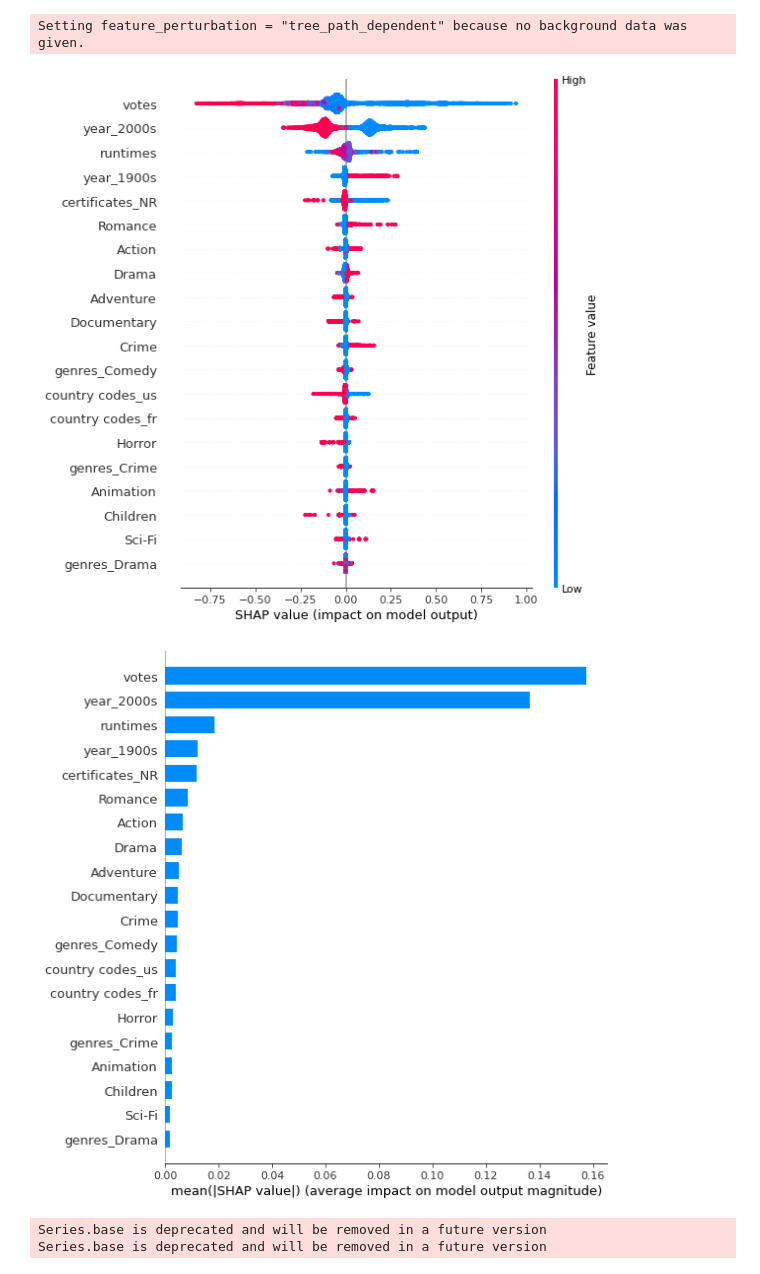
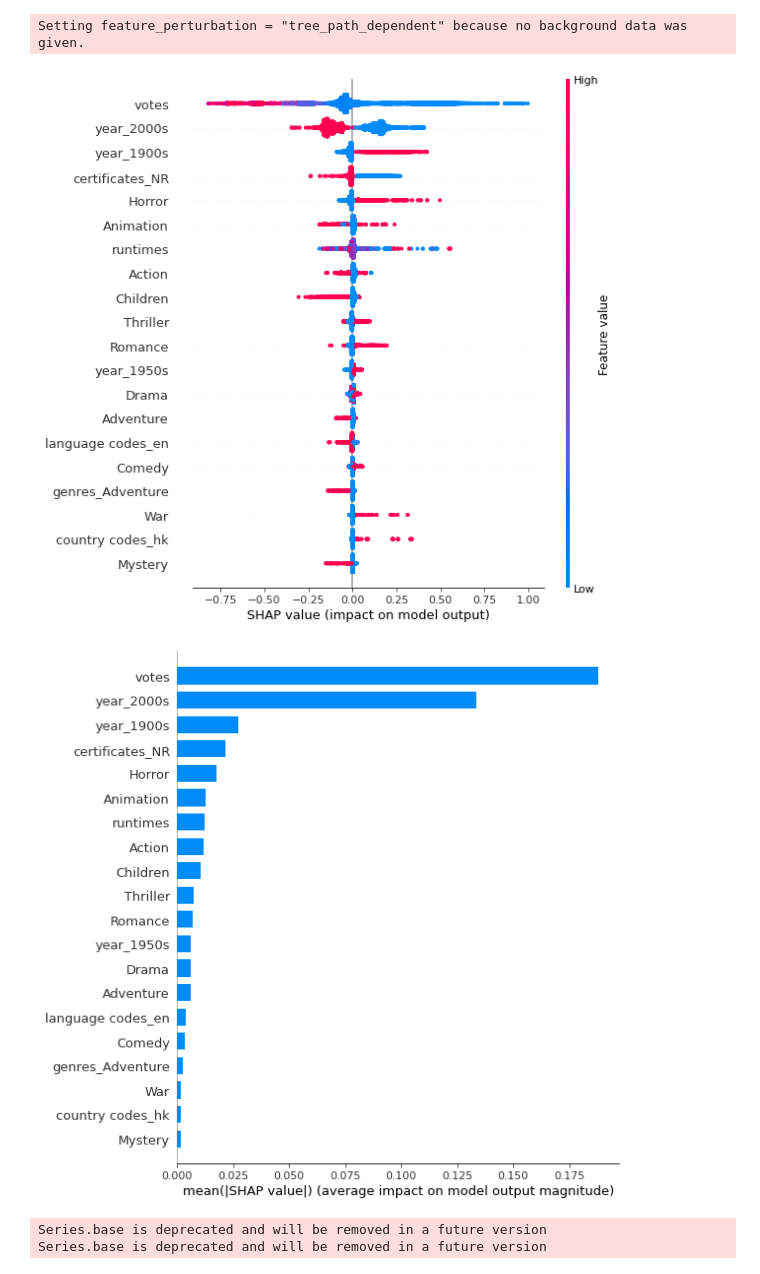
Before and after one commit to SanchayniB/Serendipitous-Recommender-System, a Jupyter notebook: Models/clusteranalysis.ipynb, the cells around one changed output. Saved outputs shown, nothing was run; the diff lists cells and outputs as text; code cells hidden in the pictures.

Commit message:
updated shap values

```diff
--- a/Models/clusteranalysis.ipynb
+++ b/Models/clusteranalysis.ipynb
@@ -321,17 +324,17 @@ Series.base is deprecated and will be removed in a future version
 Series.base is deprecated and will be removed in a future version
 # %%
 explainer02 = shap.TreeExplainer(XGBoostmodel02)
-shap_values02 = explainer.shap_values(movies_IMdb_fl[movies_columns])
+shap_values02 = explainer02.shap_values(movies_IMdb_fl[movies_columns])
 # %% [output]
 Setting feature_perturbation = "tree_path_dependent" because no background data was given.
 # %%
 shap.summary_plot(shap_values02, movies_IMdb_fl[movies_columns])
 # %% [output]
-[figure, old version]
+[figure, new version]
 # %%
-shap.summary_plot(shap_values01, movies_IMdb_fl[movies_columns], plot_type = 'bar')
+shap.summary_plot(shap_values02, movies_IMdb_fl[movies_columns], plot_type = 'bar')
 # %% [output]
-[figure, old version]
+[figure, new version]
 # %%
 XGBoostmodel03 = xgboost.train({"learning_rate": 0.01,'objective': 'binary:logistic'},
                              xgboost.DMatrix(movies_IMdb_fl[movies_columns], label=movies_IMdb_fl['cluster_3']), 100)
```
Also changed, not shown: parts of 17 cells of this notebook.
